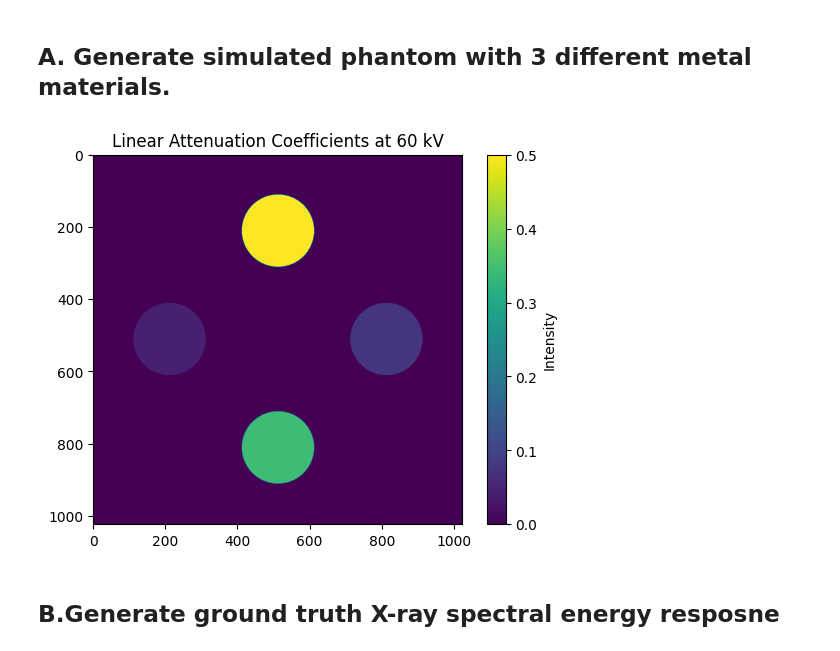
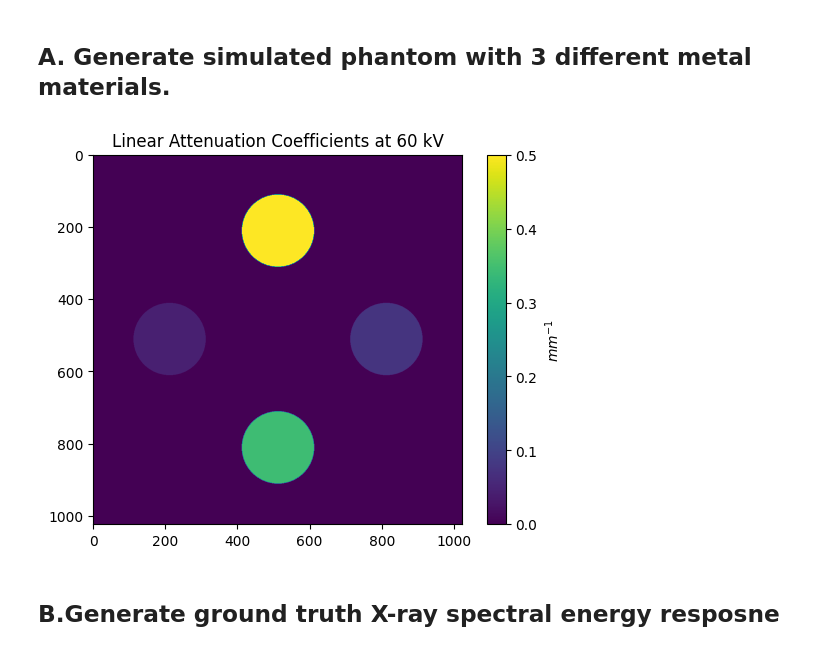
Before and after one commit to cabouman/xcal, a Jupyter notebook: docs/source/ipynb/different_voltages.ipynb, the cells around one changed output. Drawn from its saved outputs; the diff is of its cells as text; code cells hidden in the pictures.

```diff
--- a/docs/source/ipynb/different_voltages.ipynb
+++ b/docs/source/ipynb/different_voltages.ipynb
@@ -53,15 +53,15 @@ for mat_id, mat in enumerate(materials):
 # %%
 plt.imshow(np.sum(np.array([ml*get_lin_att_c_vs_E(mat_density[i], materials[i], 60.0) for i, ml in enumerate(mask_list)]), axis=(0,1)), vmin=0, vmax=0.5)
 
 # Adding a colorbar
 cbar = plt.colorbar()
-cbar.set_label('Intensity')  # Label for the colorbar
+cbar.set_label('$mm^{-1}$')  # Label for the colorbar
 
 # Optional: Add title and axis labels
 plt.title('Linear Attenuation Coefficients at 60 kV')
 plt.show()
 # %% [output]
-[figure, old version]
+[figure, new version]
 # %% [markdown]
 ## B.Generate ground truth X-ray spectral energy resposne
 # %% [markdown]
```
Also changed, not shown: parts of 32 cells of this notebook, 3 other files.
